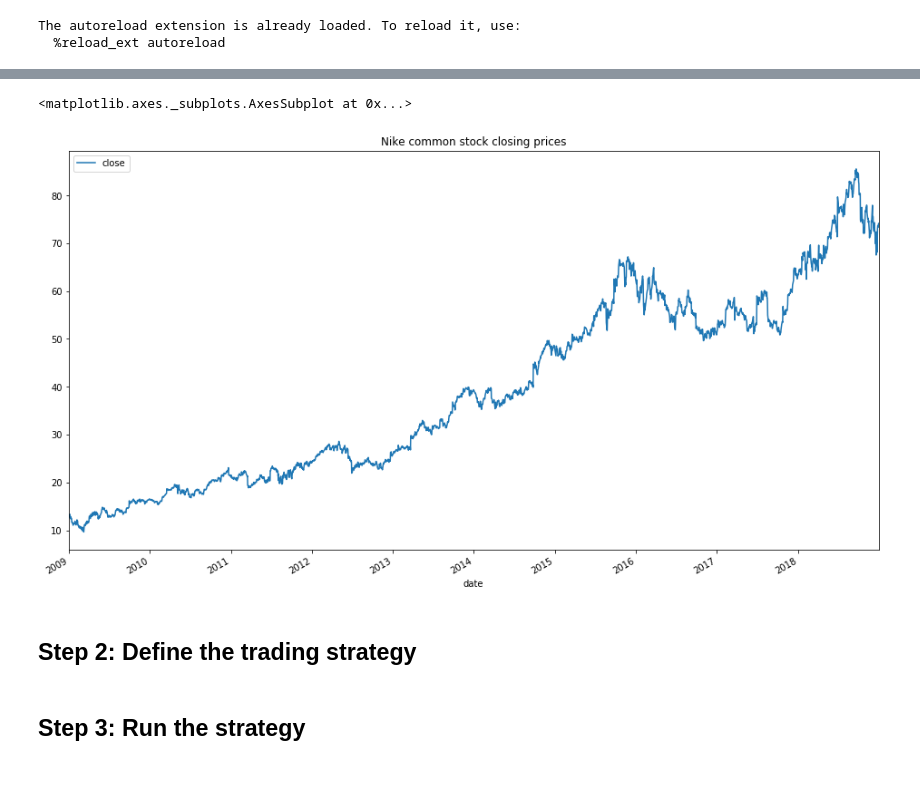
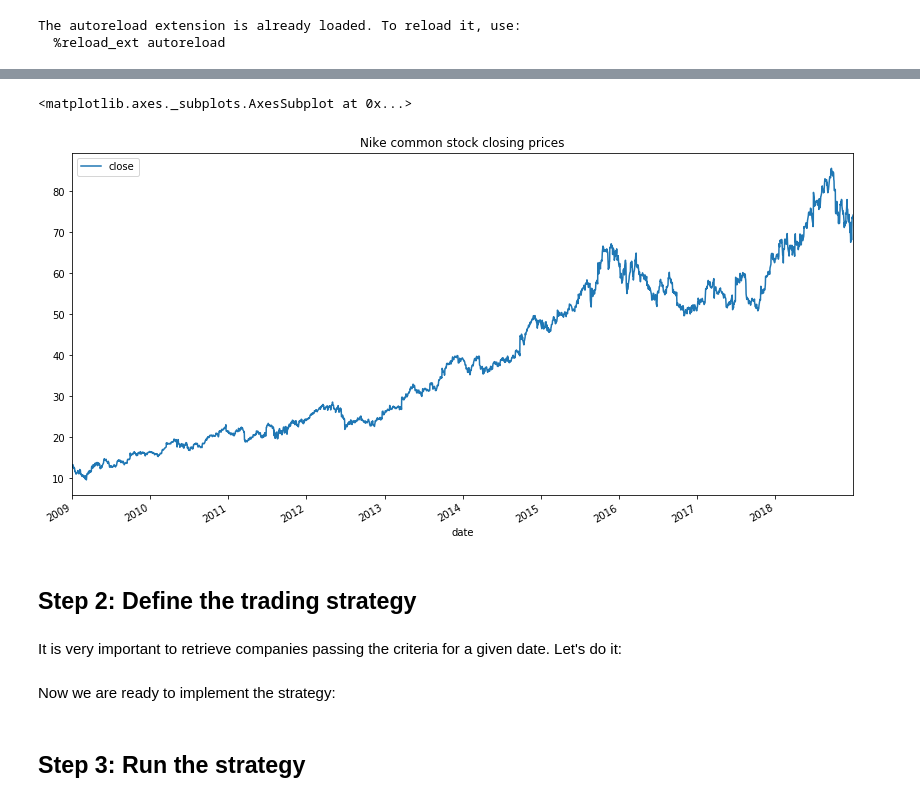
Before and after one commit to ucals/quandl, a Jupyter notebook: Backtrader Defensive Investor Simulation - all 14,000 companies - v1.ipynb, the cells around one changed output, grey strips where cells are left out. Drawn from its saved outputs; the diff is of its cells as text; code cells hidden in the pictures; blank space fills up the shorter version.

```diff
--- a/Backtrader Defensive Investor Simulation - all 14,000 companies - v1.ipynb
+++ b/Backtrader Defensive Investor Simulation - all 14,000 companies - v1.ipynb
@@ -57,7 +106,9 @@ def get_trading_data(ticker):
 # %%
-get_trading_data('NKE')[['close']].plot(figsize=(16, 9), title='Nike common stock closing prices')
+get_trading_data('NKE')[['close']].plot(figsize=(14, 7), title='Nike common stock closing prices')
 # %% [output]
 <matplotlib.axes._subplots.AxesSubplot at 0x...>
-[figure, old version]
+[figure, new version]
 # %% [markdown]
 ## Step 2: Define the trading strategy
+# %% [markdown]
+It is very important to retrieve companies passing the criteria for a given date. Let's do it:
@@ -63,0 +126,2 @@ get_trading_data('NKE')[['close']].plot(figsize=(16, 9), title='Nike common stoc
+# %% [markdown]
+Now we are ready to implement the strategy:
```
Also changed, not shown: parts of 19 cells of this notebook.
